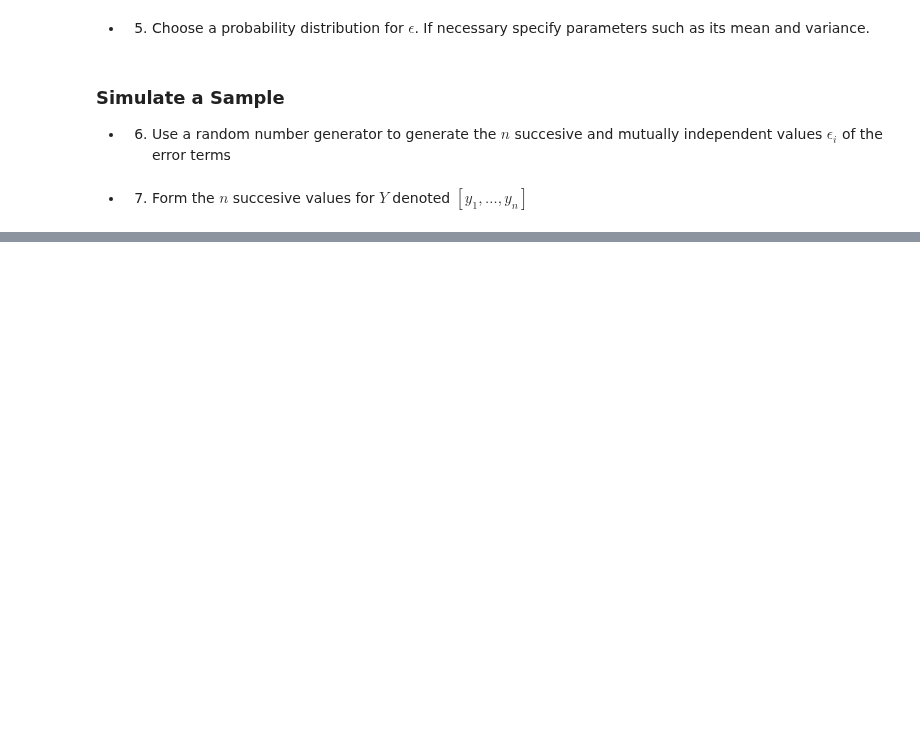
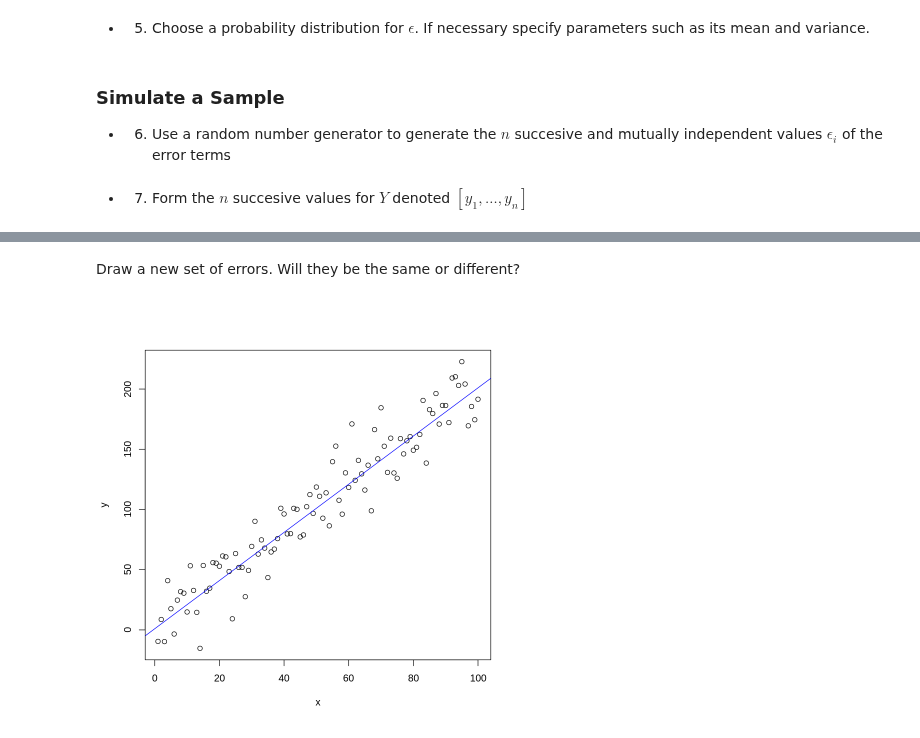
Before and after one commit to ummd/ummd.github.io, a Jupyter notebook: Teaching/Lecture1/Lecture1c.ipynb, the cells around one changed output, grey strips where cells are left out. Saved outputs shown, nothing was run; the diff lists cells and outputs as text; code cells hidden in the pictures; blank space fills up the shorter version.

```diff
--- a/Teaching/Lecture1/Lecture1c.ipynb
+++ b/Teaching/Lecture1/Lecture1c.ipynb
@@ -44,0 +45,10 @@ abline(a=1,b=2,col="blue")
+# %% [markdown]
+Draw a new set of errors. Will they be the same or different?
+# %%
+e <- rnorm(n, mean=mu, sd=sigma) # draw a new set of random numbers from the normal density with mean mu and standard deviation sigma
+# %%
+y <- f+e
+plot(x,y)
+abline(a=1,b=2,col="blue")
+# %% [output]
+[figure, added]
```
Also changed, not shown: parts of 1 cell of this notebook.
